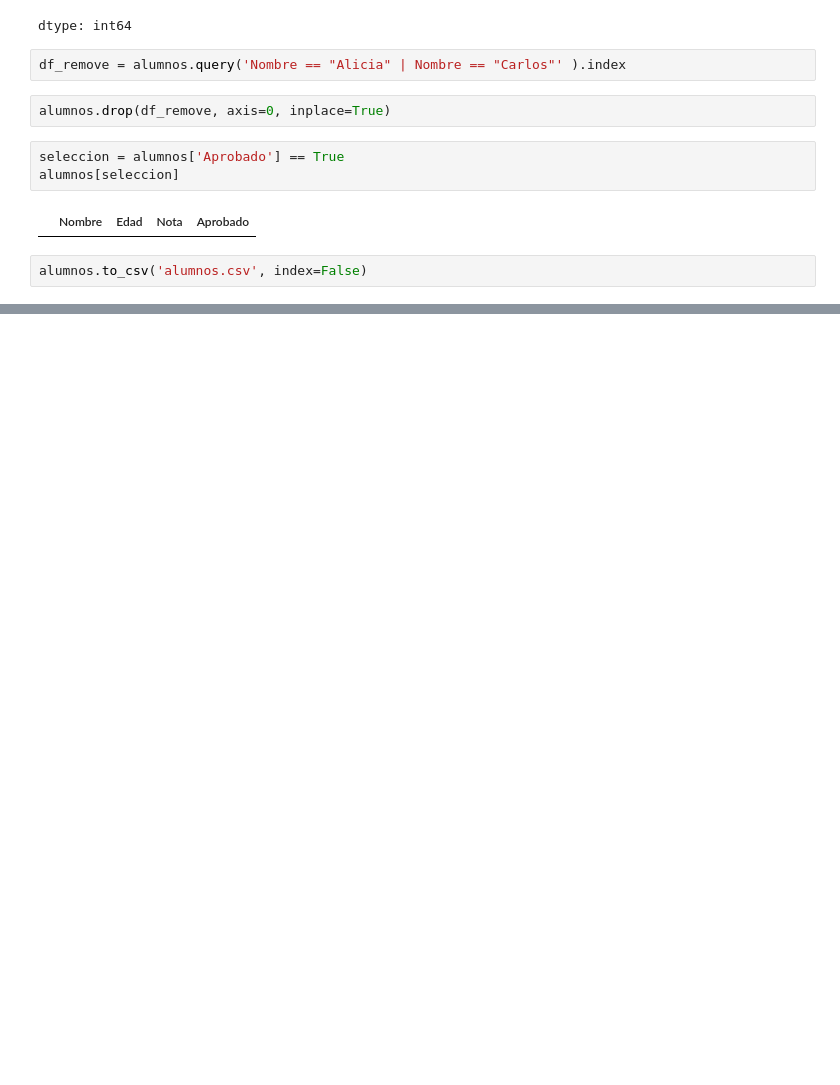
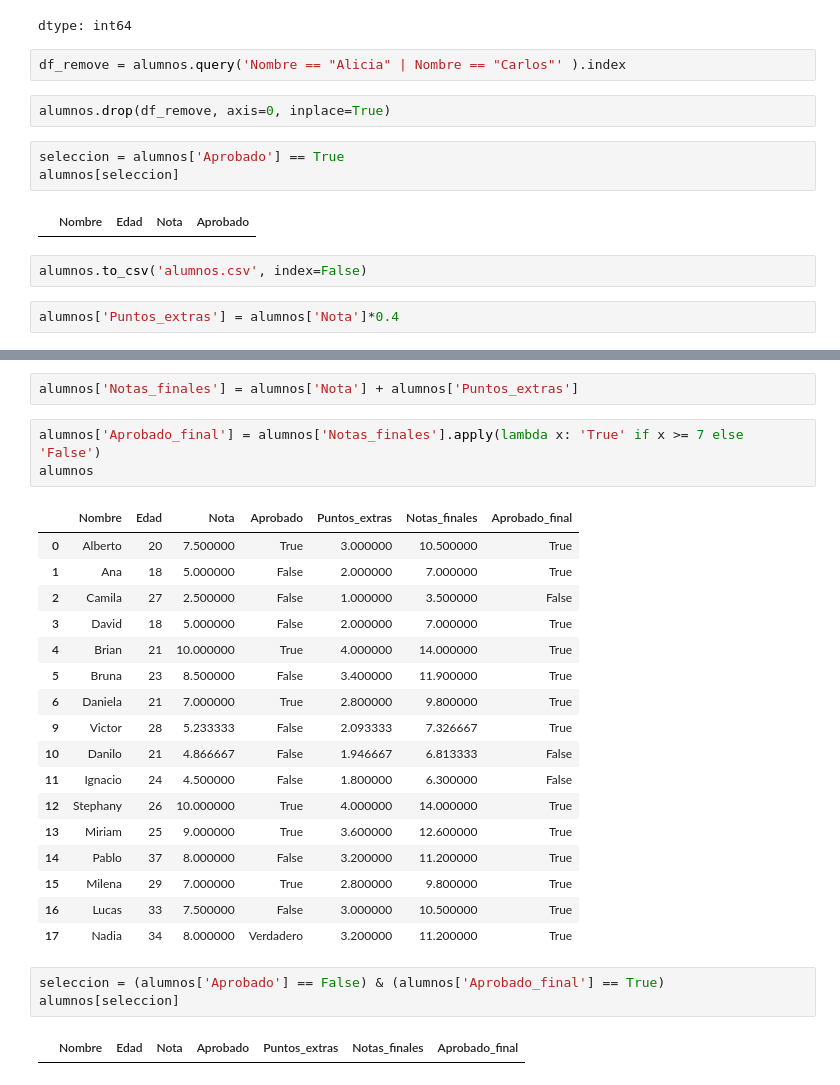
Before and after one commit to Franciscopd15/Bibliotecas_Python_FJPD, a Jupyter notebook: Desafio_Curso_Pandas.ipynb, the cells around one changed output, grey strips where cells are left out. Cells and saved outputs as stored; diff of their text form; blank space fills up the shorter version.

```diff
--- a/Desafio_Curso_Pandas.ipynb
+++ b/Desafio_Curso_Pandas.ipynb
@@ -80,3 +80,5 @@ alumnos[seleccion]
 |  | Nombre | Edad | Nota | Aprobado |
 # %%
 alumnos.to_csv('alumnos.csv', index=False)
+# %%
+alumnos['Puntos_extras'] = alumnos['Nota']*0.4
@@ -82,0 +105,28 @@ alumnos.to_csv('alumnos.csv', index=False)
+# %%
+alumnos['Notas_finales'] = alumnos['Nota'] + alumnos['Puntos_extras']
+# %%
+alumnos['Aprobado_final'] = alumnos['Notas_finales'].apply(lambda x: 'True' if x >= 7 else 'False')
+alumnos
+# %% [output]
+|  | Nombre | Edad | Nota | Aprobado | Puntos_extras | Notas_finales | Aprobado_final |
+| 0 | Alberto | 20 | 7.500000 | True | 3.000000 | 10.500000 | True |
+| 1 | Ana | 18 | 5.000000 | False | 2.000000 | 7.000000 | True |
+| 2 | Camila | 27 | 2.500000 | False | 1.000000 | 3.500000 | False |
+| 3 | David | 18 | 5.000000 | False | 2.000000 | 7.000000 | True |
+| 4 | Brian | 21 | 10.000000 | True | 4.000000 | 14.000000 | True |
+| 5 | Bruna | 23 | 8.500000 | False | 3.400000 | 11.900000 | True |
+| 6 | Daniela | 21 | 7.000000 | True | 2.800000 | 9.800000 | True |
+| 9 | Victor | 28 | 5.233333 | False | 2.093333 | 7.326667 | True |
+| 10 | Danilo | 21 | 4.866667 | False | 1.946667 | 6.813333 | False |
+| 11 | Ignacio | 24 | 4.500000 | False | 1.800000 | 6.300000 | False |
+| 12 | Stephany | 26 | 10.000000 | True | 4.000000 | 14.000000 | True |
+| 13 | Miriam | 25 | 9.000000 | True | 3.600000 | 12.600000 | True |
+| 14 | Pablo | 37 | 8.000000 | False | 3.200000 | 11.200000 | True |
+| 15 | Milena | 29 | 7.000000 | True | 2.800000 | 9.800000 | True |
+| 16 | Lucas | 33 | 7.500000 | False | 3.000000 | 10.500000 | True |
+| 17 | Nadia | 34 | 8.000000 | Verdadero | 3.200000 | 11.200000 | True |
+# %%
+seleccion = (alumnos['Aprobado'] == False) & (alumnos['Aprobado_final'] == True)
+alumnos[seleccion]
+# %% [output]
+|  | Nombre | Edad | Nota | Aprobado | Puntos_extras | Notas_finales | Aprobado_final |
```
Also changed, not shown: parts of 1 cell of this notebook.
